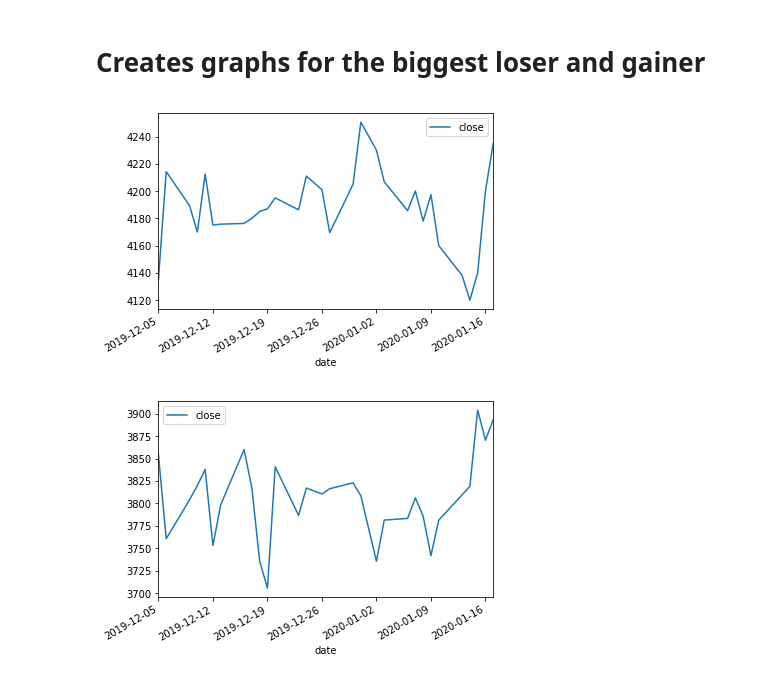
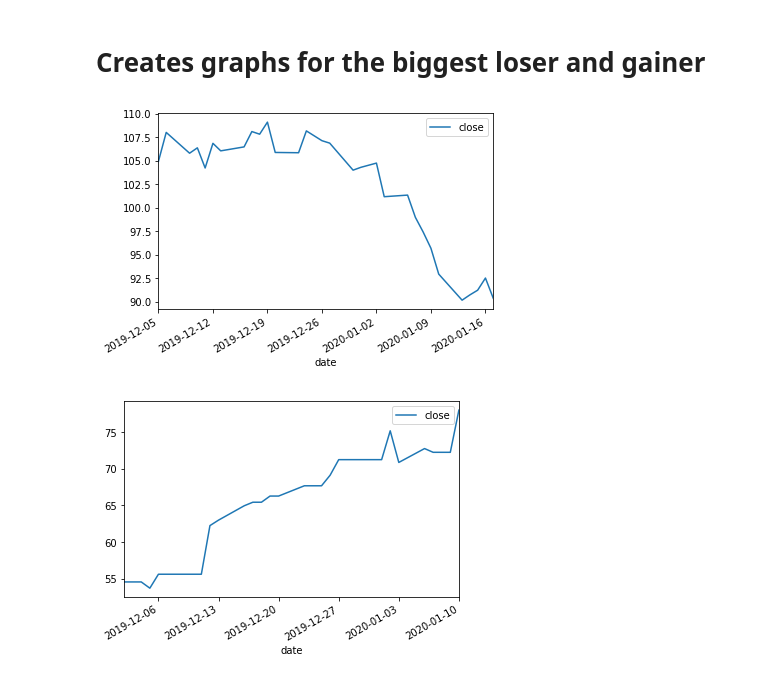
Before and after one commit to dorinnak/NewsletterProject, a Jupyter notebook: Stocks_withGraphs.ipynb, the cells around one changed output. Drawn from its saved outputs; the diff is of its cells as text; code cells hidden in the pictures.

```diff
--- a/Stocks_withGraphs.ipynb
+++ b/Stocks_withGraphs.ipynb
@@ -67,45 +61,38 @@ df_losers = df_losers.sort_values('changesPercentage', ascending=False)
 # %% [markdown]
 # Creates graphs for the biggest loser and gainer
 # %%
-import pandas as pd
-from pandas.io.json import json_normalize
-import matplotlib.pyplot as plt
-from matplotlib import style
-from datetime import date
-
-
 #remove if added to other code
 today = str(date.today())
 
 
 #names of biggest loser and gainer companies
-loser = next(iter(losers.values()))[0].get('ticker')
-gainer = next(iter(gainers.values()))[0].get('ticker')
+loser = df_losers['ticker'].values[0]
+gainer = df_gainers['ticker'].values[0]
 
 #creates urls to access historical data of respective companies
 loser_url = ("https://financialmodelingprep.com/api/v3/historical-price-full/"+ loser +"?timeseries=30")
 gainer_url = ("https://financialmodelingprep.com/api/v3/historical-price-full/"+ gainer +"?timeseries=30")
 names = ["loser", "gainer"]
 c = 0
 
 #creates respective graphs for the close values of the last 30 days of the companies and saves it as png
 for i in loser_url, gainer_url:
     response = urlopen(i)
     data = response.read()
     hist = json.loads(data)
     hist.get("historical")
     df = pd.DataFrame(hist.get("historical"))
     df["date"] = pd.to_datetime(df["date"])
     df = df[["date","close"]].copy()
     df.set_index('date', inplace=True)
     df.plot()
     #uncomment next two rows if you dont want axes included in the graph
     #fig = plt.yticks([])
     #fig = plt.xticks([])
     fig = plt.gcf()
     savename = today + "_" + names[c] + "_plot.png"
     fig.savefig(savename, bbox_inches='tight')
     c =+ 1
 # %% [output]
-[figure, old version]
+[figure, new version]
-[figure, old version]
+[figure, new version]
```
Also changed, not shown: parts of 1 cell of this notebook.
